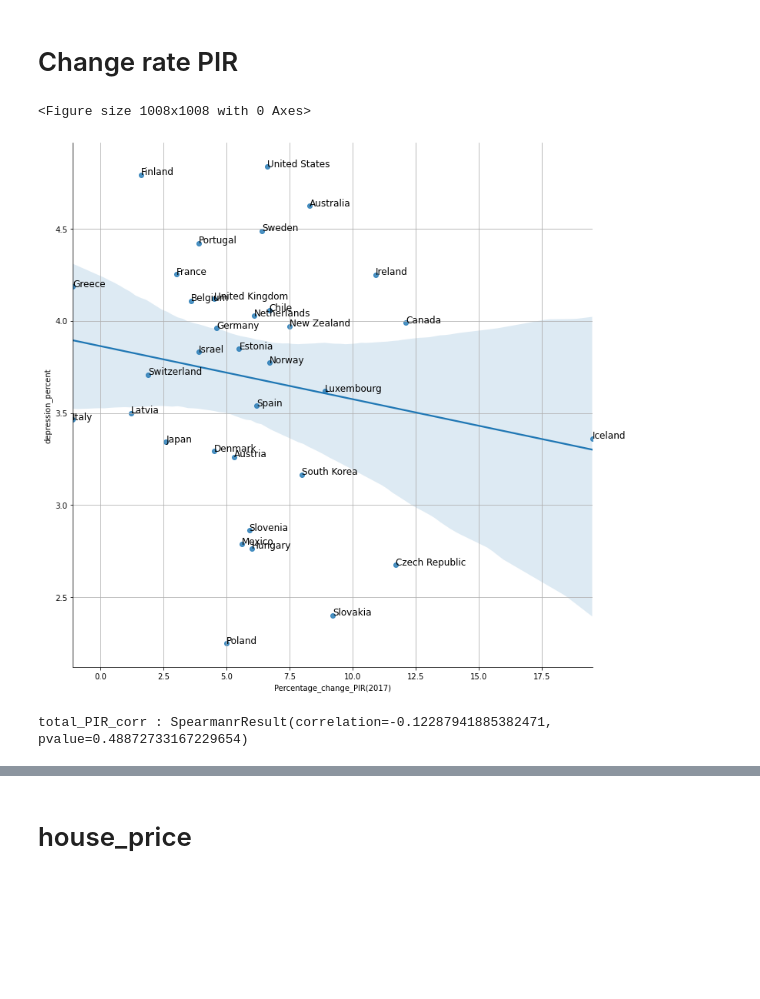
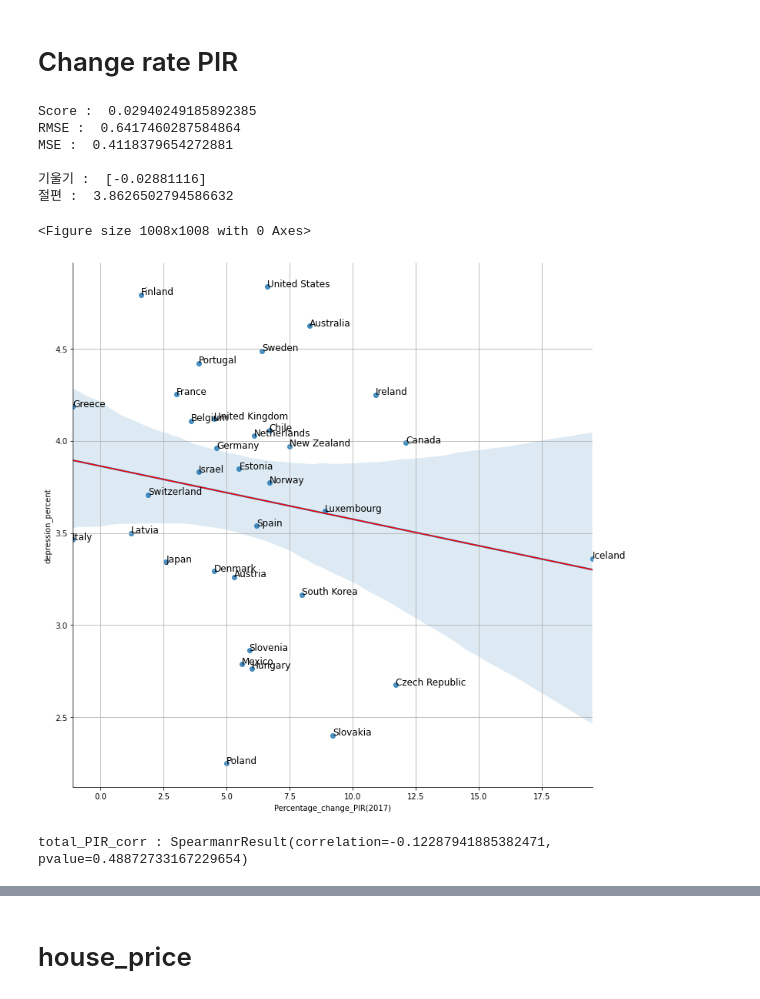
Before and after one commit to kjyju3955/BigdataProgramming, a Jupyter notebook: 프로젝트/depression.ipynb, the cells around one changed output, grey strips where cells are left out. Saved outputs shown, nothing was run; the diff lists cells and outputs as text; code cells hidden in the pictures; blank space fills up the shorter version.

```diff
--- a/프로젝트/depression.ipynb
+++ b/프로젝트/depression.ipynb
@@ -35,3 +42,5 @@ Data
+# %%
+Data['depression_minmax']=minmax_scale(Data['depression_percent'],copy=True)
 # %%
 plt.figure(figsize=(15,7))
 plt.bar(Data['Entity'],Data['depression_percent'])
@@ -74,26 +83,32 @@ def Pearson_corr(dataframe,data):
 # %%
 plt.figure(figsize=(14,14))
 
 data='Percentage_change_PIR'
 
 PIR_data=Make_data(Data,data)
 Make_plt(PIR_data,data)
 for i, txt in enumerate(PIR_data['Entity']):
     plt.gca().annotate(txt, (PIR_data[data][i], PIR_data['depression_percent'][i]),size=12)
 
 #Make_name(PIR_data,data)
 
-#Make_linear(PIR_data,data)
+Make_linear(PIR_data,data)
 
 plt.xlabel('Percentage_change_PIR(2017)')
 plt.ylabel('depression_percent')
 plt.grid(True)
 plt.show()
 
 PIR_body=pd.DataFrame({'depression_percent':PIR_data['depression_percent'],'PIR':PIR_data[data]})
 PIR_corr=stats.spearmanr(PIR_body.PIR,PIR_body.depression_percent)
 print('total_PIR_corr : {}'.format(PIR_corr))
 # %% [output]
-<Figure size 1008x1008 with 0 Axes>
+Score :  0.02940249185892385
+RMSE :  0.6417460287584864
+MSE :  0.4118379654272881
+
+기울기 :  [-0.02881116]
+절편 :  3.8626502794586632
+<Figure size 1008x1008 with 0 Axes>
-[figure, old version]
+[figure, new version]
-total_PIR_corr : SpearmanrResult(correlation=-0.12287941885382471, pvalue=0.48872733167229654)
+total_PIR_corr : SpearmanrResult(correlation=-0.12287941885382471, pvalue=0.48872733167229654)
```
Also changed, not shown: parts of 26 cells of this notebook, 2 other files.
